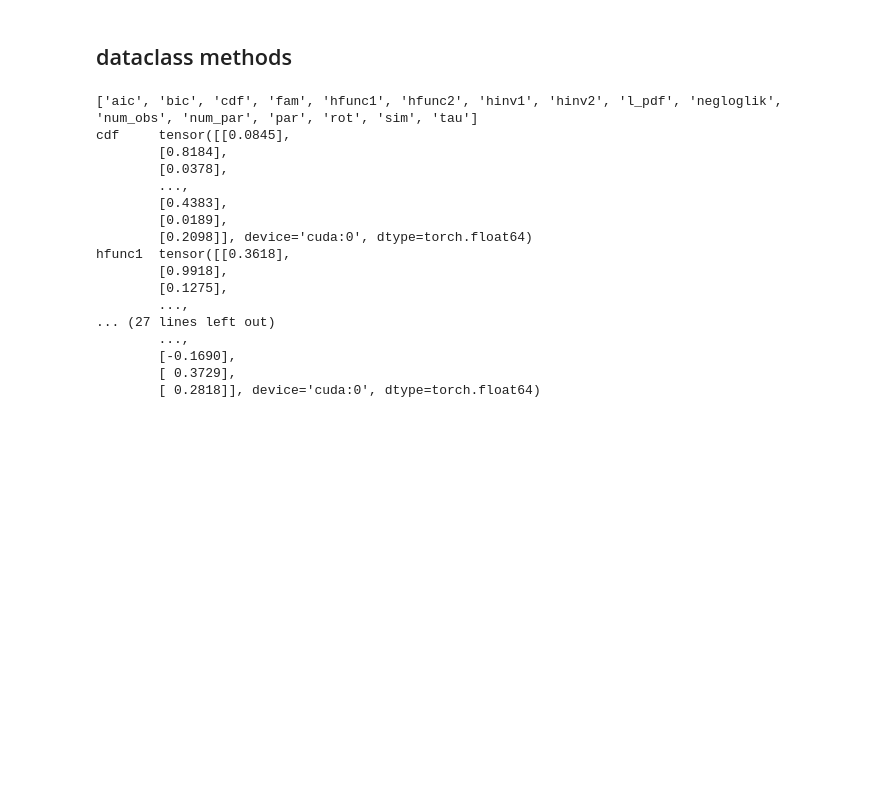
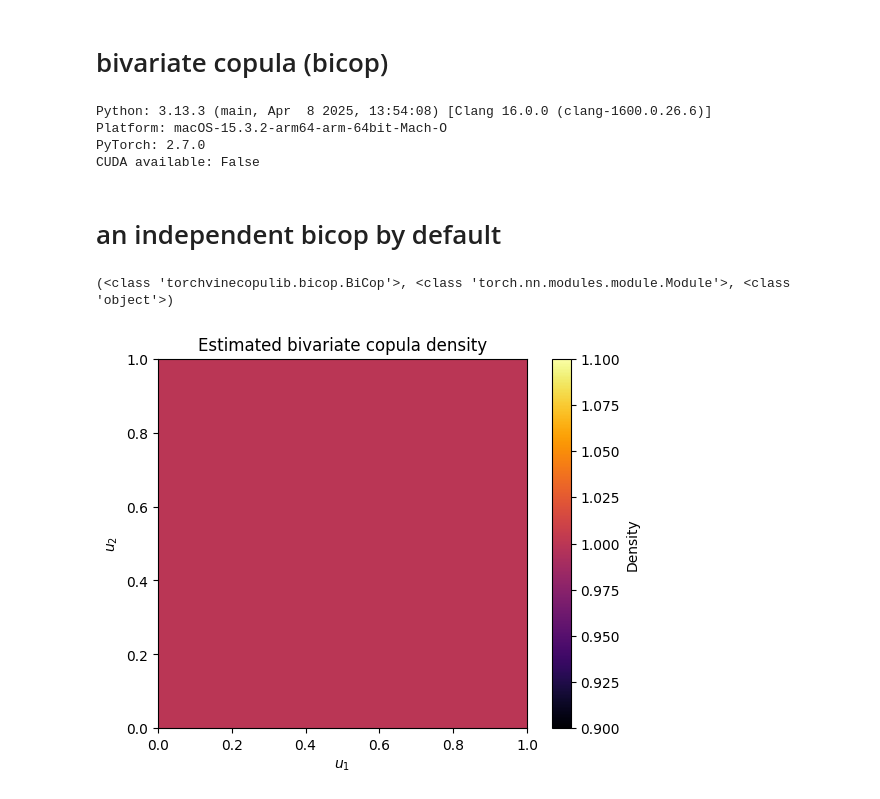
Before and after one commit to TY-Cheng/torchvinecopulib, a Jupyter notebook: examples/0_bicop.ipynb, the cells around one changed output. Saved outputs shown, nothing was run; the diff lists cells and outputs as text; code cells hidden in the pictures; blank space fills up the shorter version.

```diff
--- a/examples/0_bicop.ipynb
+++ b/examples/0_bicop.ipynb
@@ -83,25 +1,32 @@ DataBiCop(fam='Clayton', negloglik=-963.221424341421, num_obs=5000, par=(1.00111
-# %% [markdown]
-## dataclass methods
-# %%
-lst_mtd = [_ for _ in dir(mdl_bcp) if not _.startswith("_")]
-print(lst_mtd)
-for _ in ("cdf", "hfunc1", "hfunc2", "hinv1", "hinv2", "l_pdf"):
-    print(f"{_}\t{mdl_bcp.__getattribute__(_)(V_bcp)}")
-# %% [output]
-['aic', 'bic', 'cdf', 'fam', 'hfunc1', 'hfunc2', 'hinv1', 'hinv2', 'l_pdf', 'negloglik', 'num_obs', 'num_par', 'par', 'rot', 'sim', 'tau']
-cdf     tensor([[0.0845],
-        [0.8184],
-        [0.0378],
-        ...,
-        [0.4383],
-        [0.0189],
-        [0.2098]], device='cuda:0', dtype=torch.float64)
-hfunc1  tensor([[0.3618],
-        [0.9918],
-        [0.1275],
-        ...,
-... (27 lines left out)
-        ...,
-        [-0.1690],
-        [ 0.3729],
-        [ 0.2818]], device='cuda:0', dtype=torch.float64)
+# %% [markdown]
+# bivariate copula (bicop)
+# %%
+import sys
+import platform
+import matplotlib.pyplot as plt
+import torch
+from torch.special import ndtr
+import math
+import torchvinecopulib as tvc
+from torchvinecopulib.util import _EPS
+
+
+DEVICE = "cuda" if torch.cuda.is_available() else "cpu"
+print("Python:", sys.version.replace("\n", " "))
+print("Platform:", platform.platform())
+print("PyTorch:", torch.__version__)
+print("CUDA available:", torch.cuda.is_available())
+# %% [output]
+Python: 3.13.3 (main, Apr  8 2025, 13:54:08) [Clang 16.0.0 (clang-1600.0.26.6)]
+Platform: macOS-15.3.2-arm64-arm-64bit-Mach-O
+PyTorch: 2.7.0
+CUDA available: False
+# %% [markdown]
+# an independent bicop by default
+# %%
+mdl_bcp = tvc.bicop.BiCop(num_step_grid=64)
+mdl_bcp.imshow()
+print(type(mdl_bcp).__mro__)
+# %% [output]
+(<class 'torchvinecopulib.bicop.BiCop'>, <class 'torch.nn.modules.module.Module'>, <class 'object'>)
+[figure, added]
```
Also changed, not shown: parts of 14 cells of this notebook, 26 other files.
